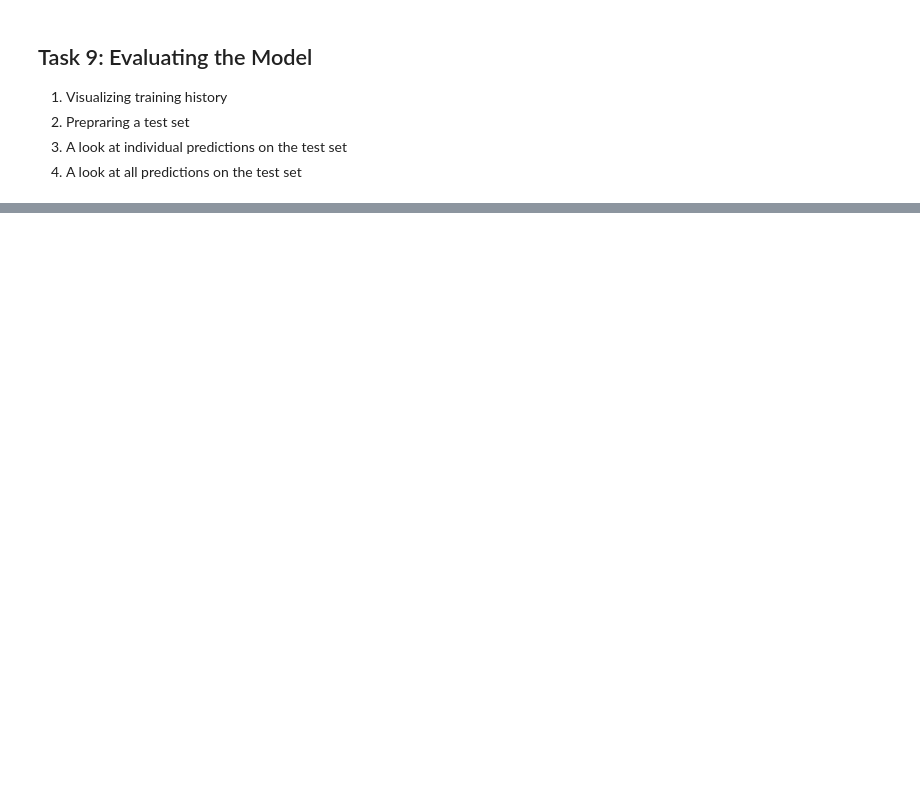
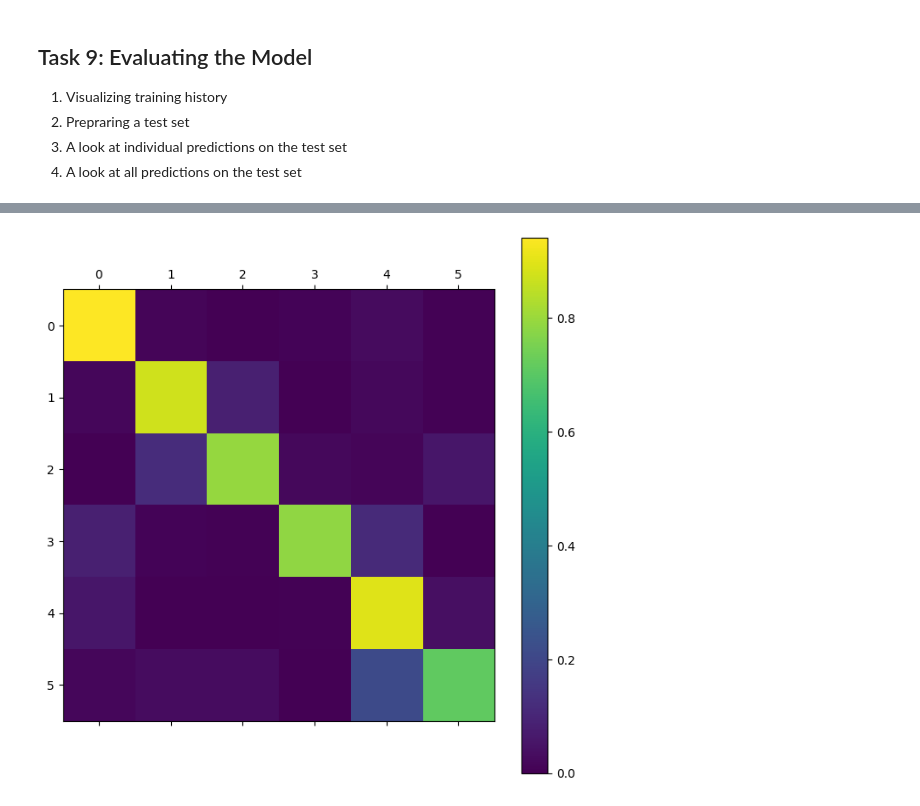
Before and after one commit to Shefali-sahu/Tweet-Emotion-Recognition, a Jupyter notebook: Tweet_Emotion_Recognition_Learner.ipynb, the cells around one changed output, grey strips where cells are left out. Saved outputs shown, nothing was run; the diff lists cells and outputs as text; code cells hidden in the pictures; blank space fills up the shorter version.

```diff
--- a/Tweet_Emotion_Recognition_Learner.ipynb
+++ b/Tweet_Emotion_Recognition_Learner.ipynb
@@ -259,0 +305,4 @@ Model: "sequential_2"
+# %%
+test_tweets, test_labels = get_tweet(test)
+test_seq = get_sequences(tokenizer, test_tweets)
+test_labels = names_to_ids(test_labels)
@@ -259,0 +328,3 @@ Model: "sequential_2"
+# %%
+preds = model.predict(test_seq)
+pred_classes = preds.argmax(axis=-1)
@@ -259,0 +333,4 @@ Model: "sequential_2"
+# %%
+show_confusion_matrix(test_labels, pred_classes, list(classes))
+# %% [output]
+[figure, added]
```
Also changed, not shown: parts of 16 cells of this notebook.
